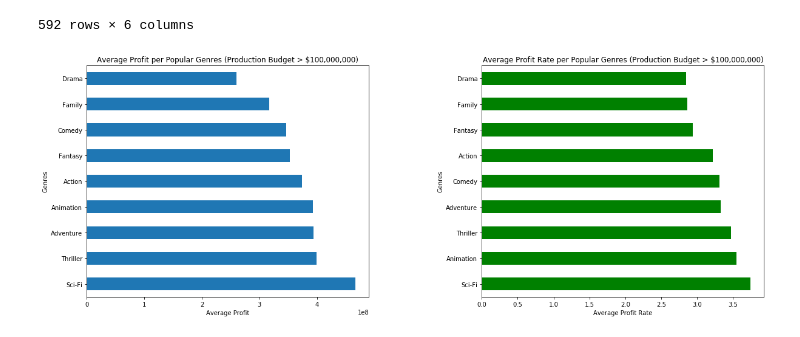
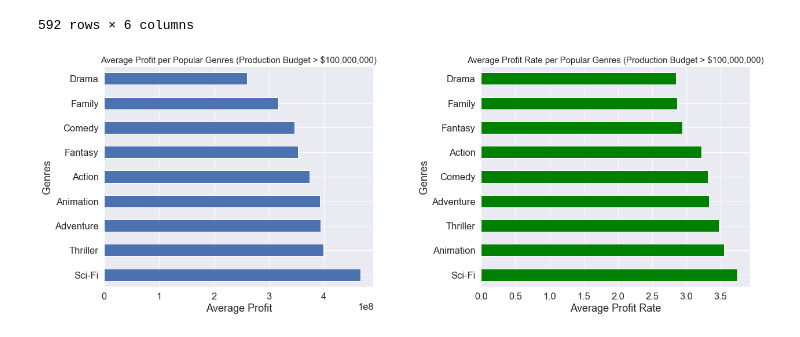
Before and after one commit to kamileyagci/dsc-phase-1-project, a Jupyter notebook: student_Part2.ipynb, the cells around one changed output. Drawn from its saved outputs; the diff is of its cells as text; code cells hidden in the pictures.

```diff
--- a/student_Part2.ipynb
+++ b/student_Part2.ipynb
@@ -89,15 +89,17 @@ profitRate = df1['profit_rate']
 corr0 = round(profit.corr(budget), 3)
 corr1 = round(profitRate.corr(budget), 3)
 
-fig, axes = plt.subplots(1, 2, figsize=(15, 5))
+fig, axes = plt.subplots(1, 2, figsize=(20, 10))
+#plt.subplots_adjust(wspace=0.2)
+sns.set(font_scale=1.5)
 
 sns.scatterplot(ax=axes[0], x=budget, y=profit)
-axes[0].set_title('Worldwide Profit vs Production Budget in Movie Industry')
-axes[0].text(0.65, 0.95,"Correlation: " + str(corr0), transform=axes[0].transAxes, fontsize=14, verticalalignment='top')
+axes[0].set_title('Worldwide Profit vs Production Budget in Movie Industry', fontsize=15)
+axes[0].text(0.65, 0.95,"Correlation: " + str(corr0), transform=axes[0].transAxes, fontsize=20, verticalalignment='top')
 
 sns.scatterplot(ax=axes[1], x=budget, y=profitRate, color='green')
-axes[1].set_title('Worldwide Profit Rate vs Production Budget in Movie Industry')
-axes[1].text(0.65, 0.95,"Correlation: " + str(corr1), transform=axes[1].transAxes, fontsize=14, verticalalignment='top')
+axes[1].set_title('Worldwide Profit Rate vs Production Budget in Movie Industry', fontsize=15)
+axes[1].text(0.65, 0.95,"Correlation: " + str(corr1), transform=axes[1].transAxes, fontsize=20, verticalalignment='top')
 
 plt.savefig('figures/budget-profit1.png')
 # %% [output]
@@ -156,15 +160,16 @@ profitRate = df1[df1.profit_rate < 10]['profit_rate'] # remove outliers
 corr0 = round(profit.corr(rating), 3)
 corr1 = round(profitRate.corr(rating), 3)
 
-fig, axes = plt.subplots(1, 2, figsize=(15, 5))
+fig, axes = plt.subplots(1, 2, figsize=(20, 10))
+sns.set(font_scale=1.5)
 
 sns.scatterplot(ax=axes[0], x=rating, y=profit)
-axes[0].set_title('Worldwide Profit vs Average Rating')
-axes[0].text(0.05, 0.95,"Correlation: " + str(corr0), transform=axes[0].transAxes, fontsize=14, verticalalignment='top')
+axes[0].set_title('Worldwide Profit vs Average Rating', fontsize=15)
+axes[0].text(0.05, 0.95,"Correlation: " + str(corr0), transform=axes[0].transAxes, fontsize=20, verticalalignment='top')
 
 sns.scatterplot(ax=axes[1], x=rating, y=profitRate, color='green')
-axes[1].set_title('Profit Rate vs Average Rating (profit_rate<10)')
-axes[1].text(0.05, 0.95,"Correlation: " + str(corr1), transform=axes[1].transAxes, fontsize=14, verticalalignment='top')
+axes[1].set_title('Profit Rate vs Average Rating (profit_rate<10)', fontsize=15)
+axes[1].text(0.05, 0.95,"Correlation: " + str(corr1), transform=axes[1].transAxes, fontsize=20, verticalalignment='top')
 
 plt.savefig('figures/rating-profit.png')
 # %% [output]
@@ -290,16 +295,17 @@ df3.head(20)
 genre_series1 = df3.groupby('genres')['profit_gross'].median().sort_values(ascending=False)
 genre_series2 = df3.groupby('genres')['profit_rate'].median().sort_values(ascending=False)
 
-fig, axes = plt.subplots(1, 2, figsize=(20, 10))
+fig, axes = plt.subplots(1, 2, figsize=(20, 12))
 plt.subplots_adjust(wspace=0.4)
+sns.set(font_scale=1.5)
 
 genre_series1.plot.barh(ax=axes[0])
-axes[0].set_title('Average Profit per Genre (Production Budget > $100,000,000)')
+axes[0].set_title('Average Profit per Genre (Production Budget > $100,000,000)', fontsize=15)
 axes[0].set_xlabel('Average rofit')
 axes[0].set_ylabel('Genres')
 
 genre_series2.plot.barh(ax=axes[1], color='green')
-axes[1].set_title('Average Profit Rate per Genre (Production Budget > $100,000,000)')
+axes[1].set_title('Average Profit Rate per Genre (Production Budget > $100,000,000)', fontsize=15)
 axes[1].set_xlabel('Average Profit Rate')
 axes[1].set_ylabel('Genres')
 
@@ -368,21 +374,22 @@ df3_pop
 # %%
 # plots for popular genres
 genre_series1 = df3_pop.groupby('genres')['profit_gross'].mean().sort_values(ascending=False)
 genre_series2 = df3_pop.groupby('genres')['profit_rate'].mean().sort_values(ascending=False)
 
 fig, axes = plt.subplots(1, 2, figsize=(20, 7))
 plt.subplots_adjust(wspace=0.4)
+sns.set(font_scale=1.5)
 
 genre_series1.plot.barh(ax=axes[0])
-axes[0].set_title('Average Profit per Popular Genres (Production Budget > $100,000,000)')
+axes[0].set_title('Average Profit per Popular Genres (Production Budget > $100,000,000)', fontsize=15)
 axes[0].set_xlabel('Average Profit')
 axes[0].set_ylabel('Genres')
 
 genre_series2.plot.barh(ax=axes[1], color='green')
-axes[1].set_title('Average Profit Rate per Popular Genres (Production Budget > $100,000,000)')
+axes[1].set_title('Average Profit Rate per Popular Genres (Production Budget > $100,000,000)', fontsize=15)
 axes[1].set_xlabel('Average Profit Rate')
 axes[1].set_ylabel('Genres')
 
 plt.savefig('figures/genres-profit2_highBudget.png')
 # %% [output]
-[figure, old version]
+[figure, new version]
```
Also changed, not shown: parts of 8 cells of this notebook, 17 other files.
